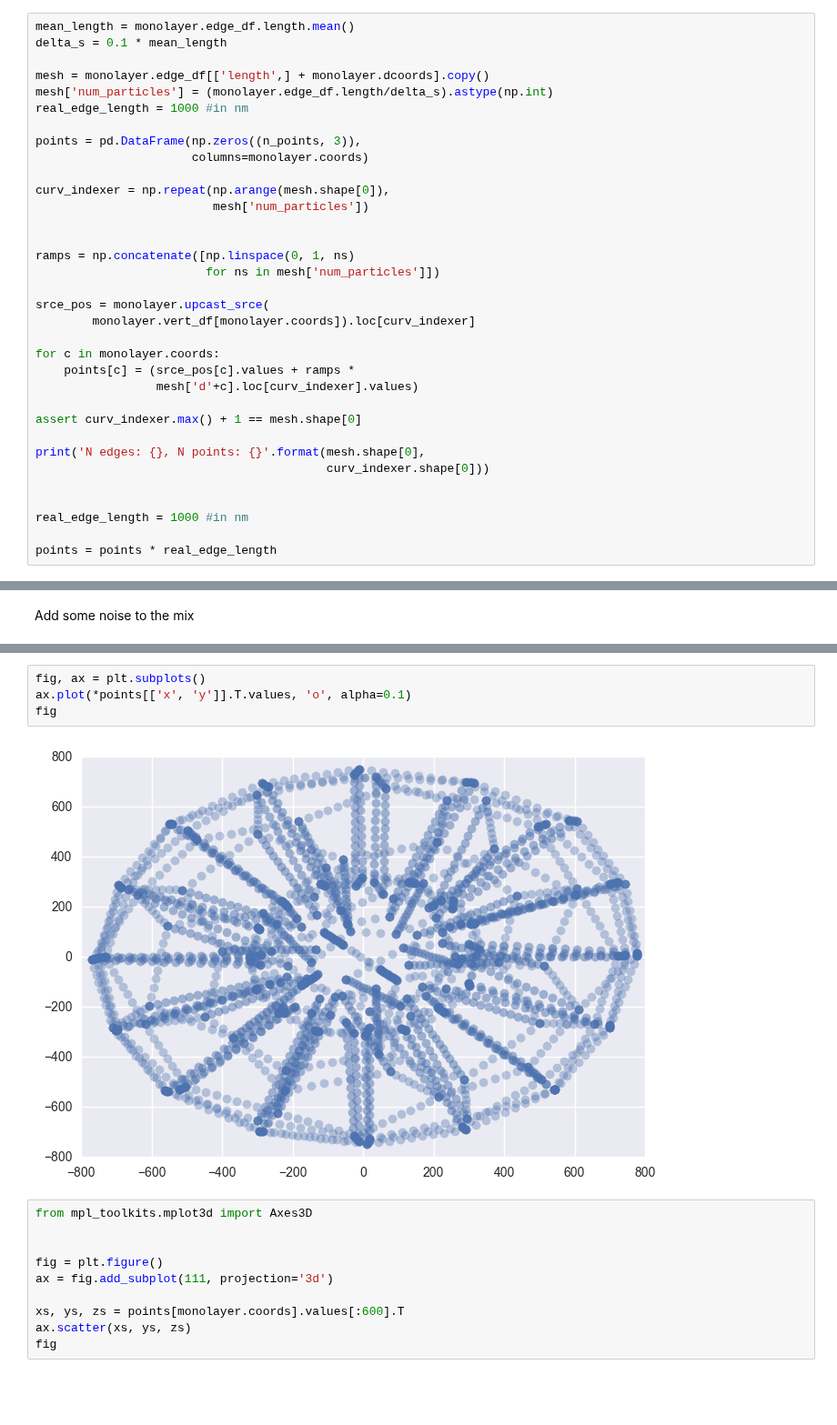
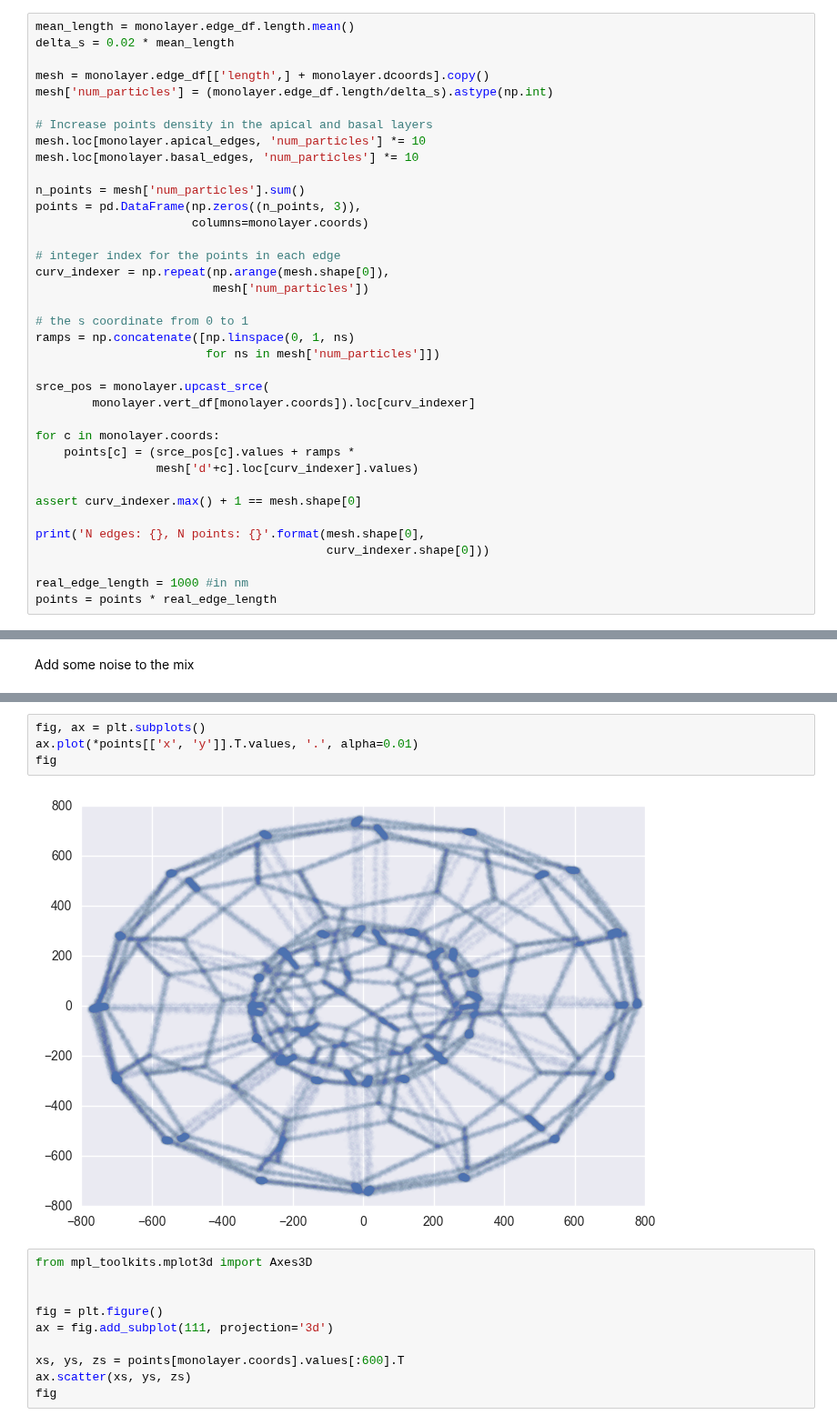
Before and after one commit to glyg/notebooks, a Jupyter notebook: tyssue/Particles export.ipynb, the cells around one changed output, grey strips where cells are left out. Shown at 91% size. Drawn from its saved outputs; the diff is of its cells as text; blank space fills up the shorter version.

Commit message:
Working prototype for particle rendering

```diff
--- a/tyssue/Particles export.ipynb
+++ b/tyssue/Particles export.ipynb
@@ -42,19 +42,24 @@ $$\mathbf{u}(s_{ij}) = \mathbf{r}_i + \mathbf{r}_{ij} \frac{s_{ij}}{\ell_{ij}},
 Let $\delta_s$ be the spacing between two fluorphores, then we have $n_{ij} = \ell_{ij}/\delta_s$ fluorophores per edge.
 # %%
 mean_length = monolayer.edge_df.length.mean()
-delta_s = 0.1 * mean_length
+delta_s = 0.02 * mean_length
 
 mesh = monolayer.edge_df[['length',] + monolayer.dcoords].copy()
 mesh['num_particles'] = (monolayer.edge_df.length/delta_s).astype(np.int)
-real_edge_length = 1000 #in nm
 
+# Increase points density in the apical and basal layers
+mesh.loc[monolayer.apical_edges, 'num_particles'] *= 10
+mesh.loc[monolayer.basal_edges, 'num_particles'] *= 10
+
+n_points = mesh['num_particles'].sum()
 points = pd.DataFrame(np.zeros((n_points, 3)),
                       columns=monolayer.coords)
 
+# integer index for the points in each edge
 curv_indexer = np.repeat(np.arange(mesh.shape[0]),
                          mesh['num_particles'])
 
-
+# the s coordinate from 0 to 1
 ramps = np.concatenate([np.linspace(0, 1, ns)
                         for ns in mesh['num_particles']])
 
@@ -70,8 +75,6 @@ assert curv_indexer.max() + 1 == mesh.shape[0]
 print('N edges: {}, N points: {}'.format(mesh.shape[0],
                                          curv_indexer.shape[0]))
 
-
 real_edge_length = 1000 #in nm
-
 points = points * real_edge_length
 # %% [output]
@@ -96,9 +98,9 @@ points.head()
 # %%
 fig, ax = plt.subplots()
-ax.plot(*points[['x', 'y']].T.values, 'o', alpha=0.1)
+ax.plot(*points[['x', 'y']].T.values, '.', alpha=0.01)
 fig
 # %% [output]
-[figure, old version]
+[figure, new version]
 # %%
 from mpl_toolkits.mplot3d import Axes3D
 
```
Also changed, not shown: parts of 9 cells of this notebook, 3 other files.
